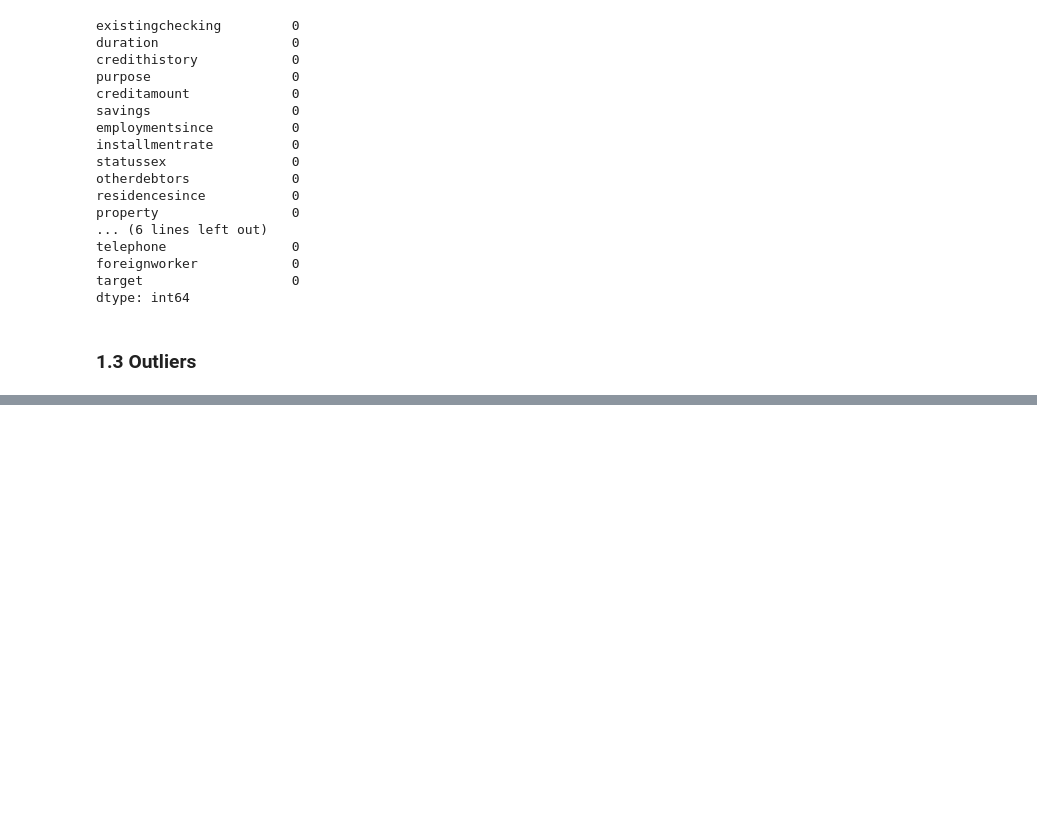
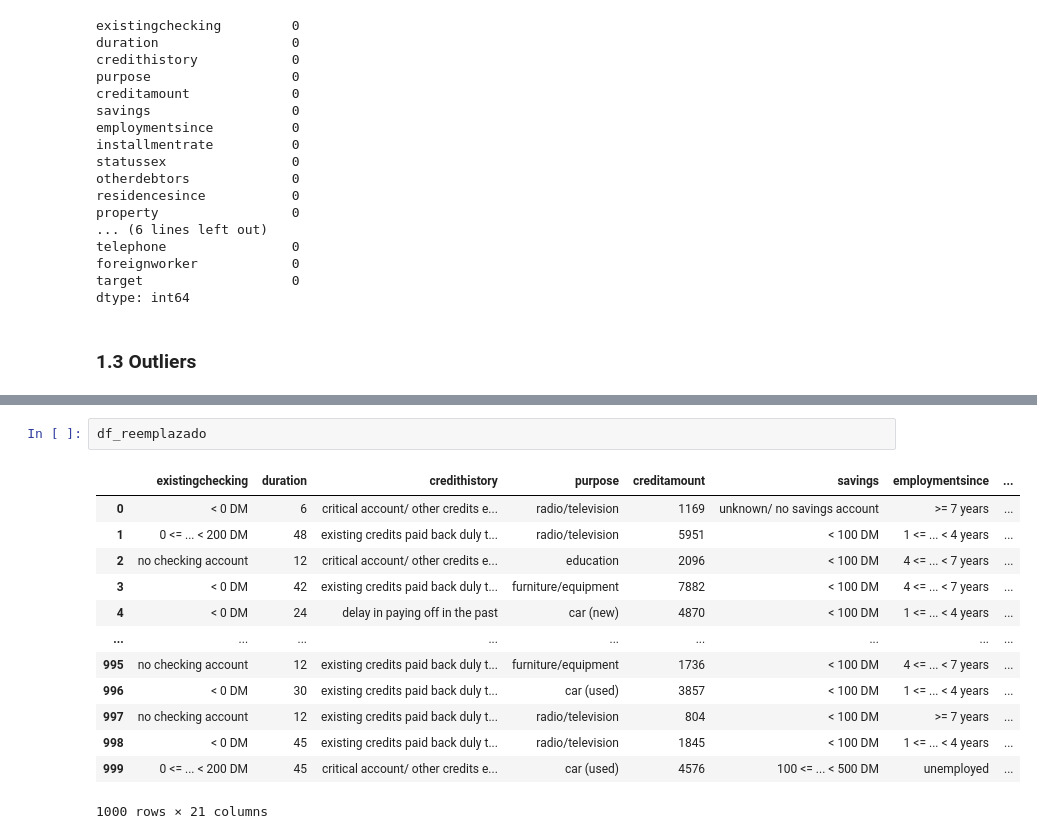
Before and after one commit to adelgado24/IA, a Jupyter notebook: primera_practica/TP_Aprendizaje_Supervisado.ipynb, the cells around one changed output, grey strips where cells are left out. Drawn from its saved outputs; the diff is of its cells as text; blank space fills up the shorter version.

```diff
--- a/primera_practica/TP_Aprendizaje_Supervisado.ipynb
+++ b/primera_practica/TP_Aprendizaje_Supervisado.ipynb
@@ -326,0 +486,16 @@ df
+# %%
+df_reemplazado
+# %% [output]
+|  | existingchecking | duration | credithistory | purpose | creditamount | savings | employmentsince | ... |
+| 0 | < 0 DM | 6 | critical account/ other credits e... | radio/television | 1169 | unknown/ no savings account | >= 7 years | ... |
+| 1 | 0 <= ... < 200 DM | 48 | existing credits paid back duly t... | radio/television | 5951 | < 100 DM | 1 <= ... < 4 years | ... |
+| 2 | no checking account | 12 | critical account/ other credits e... | education | 2096 | < 100 DM | 4 <= ... < 7 years | ... |
+| 3 | < 0 DM | 42 | existing credits paid back duly t... | furniture/equipment | 7882 | < 100 DM | 4 <= ... < 7 years | ... |
+| 4 | < 0 DM | 24 | delay in paying off in the past | car (new) | 4870 | < 100 DM | 1 <= ... < 4 years | ... |
+| ... | ... | ... | ... | ... | ... | ... | ... | ... |
+| 995 | no checking account | 12 | existing credits paid back duly t... | furniture/equipment | 1736 | < 100 DM | 4 <= ... < 7 years | ... |
+| 996 | < 0 DM | 30 | existing credits paid back duly t... | car (used) | 3857 | < 100 DM | 1 <= ... < 4 years | ... |
+| 997 | no checking account | 12 | existing credits paid back duly t... | radio/television | 804 | < 100 DM | >= 7 years | ... |
+| 998 | < 0 DM | 45 | existing credits paid back duly t... | radio/television | 1845 | < 100 DM | 1 <= ... < 4 years | ... |
+| 999 | 0 <= ... < 200 DM | 45 | critical account/ other credits e... | car (used) | 4576 | 100 <= ... < 500 DM | unemployed | ... |
+1000 rows × 21 columns
```
Also changed, not shown: parts of 7 cells of this notebook, 1 other file.
